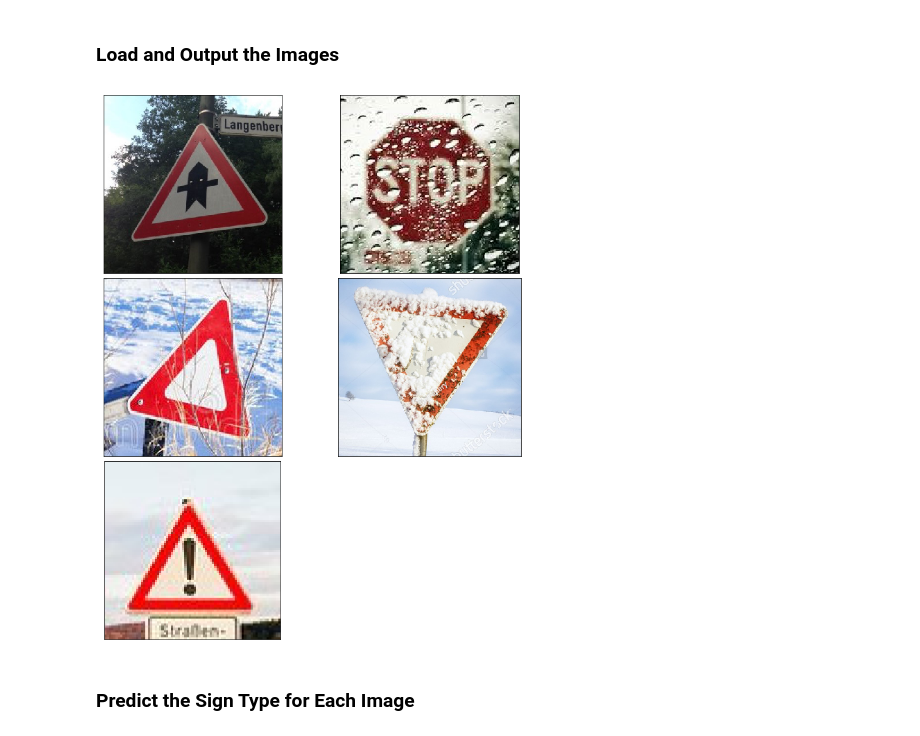
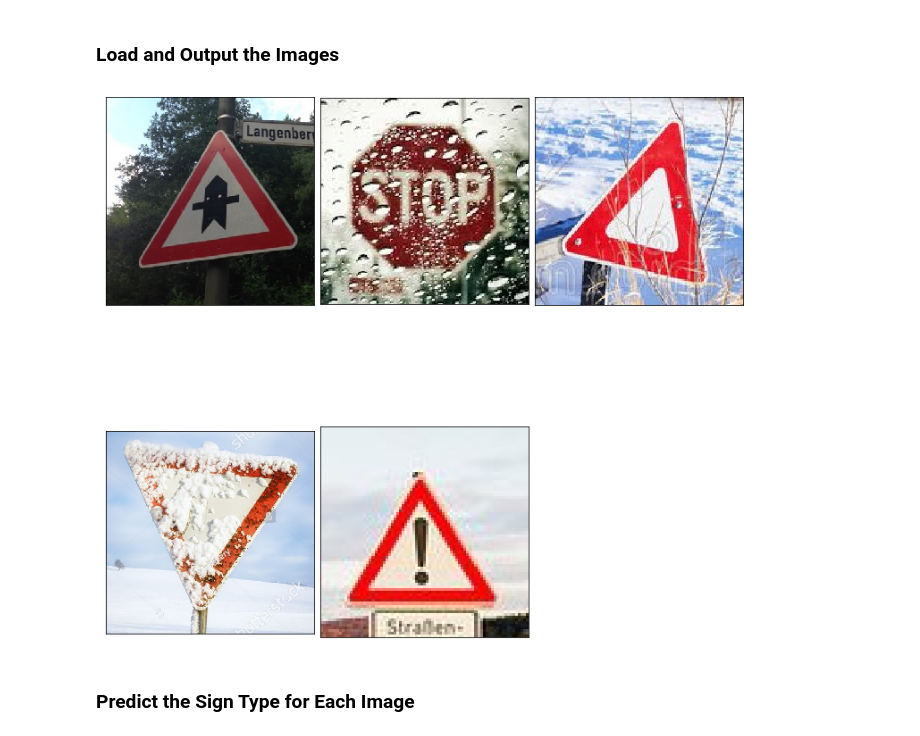
Before and after one commit to timothyta12/CarND-Traffic-Sign-Classifier-Project, a Jupyter notebook: Traffic_Sign_Classifier.ipynb, the cells around one changed output. Drawn from its saved outputs; the diff is of its cells as text; code cells hidden in the pictures.

Commit message:
Optimized Charts

```diff
--- a/Traffic_Sign_Classifier.ipynb
+++ b/Traffic_Sign_Classifier.ipynb
@@ -467,14 +471,14 @@ You may find `signnames.csv` useful as it contains mappings from the class id (i
 # %%
 ### Load the images and plot them here.
 ### Feel free to use as many code cells as needed.
 import glob
 original_images = [plt.imread(img) for img in glob.glob("test_images/*.jpg")]
-resized_images = [cv2.resize(img, (32, 32)) for img in test_images]
+resized_images = [cv2.resize(img, (32, 32)) for img in original_images]
 test_labels = [11, 14, 13, 13, 18]
 processed_images = [preprocess(img) for img in resized_images]
-show_images(original_images)
+show_images(original_images, cols=3)
 # %% [output]
-[figure, old version]
+[figure, new version]
 # %% [markdown]
 ### Predict the Sign Type for Each Image
 # %%
```
Also changed, not shown: parts of 9 cells of this notebook.
